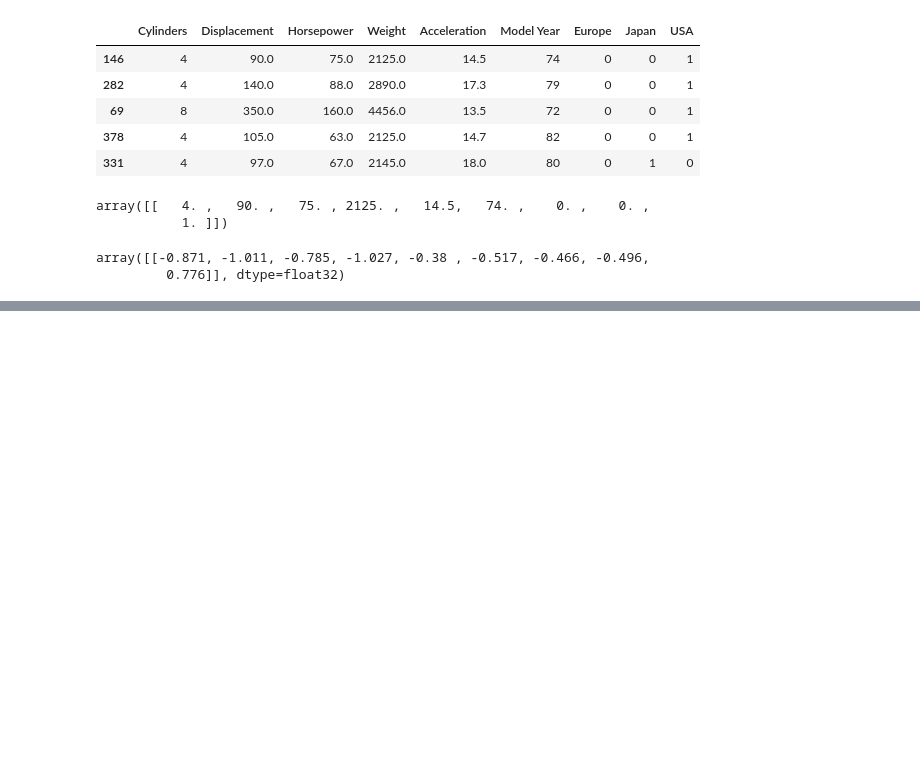
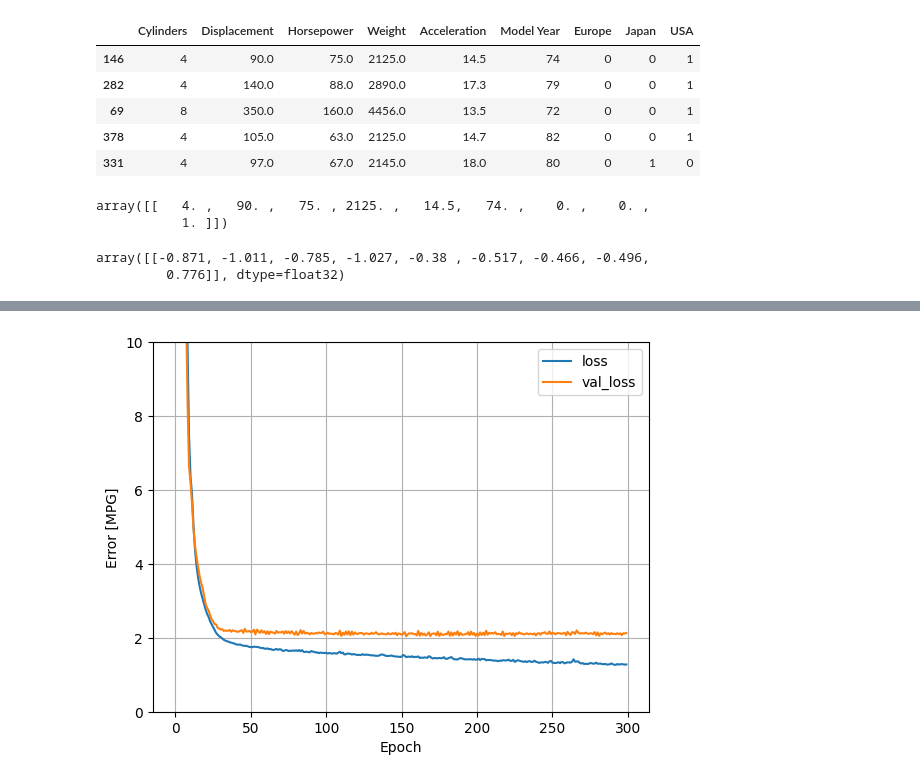
Before and after one commit to M-Strahan/Showcase, a Jupyter notebook: TensorFlow/TensorFlowMultipleRegression/TensorFlowMultipleRegression.ipynb, the cells around one changed output, grey strips where cells are left out. Cells and saved outputs as stored; diff of their text form; code cells hidden in the pictures; blank space fills up the shorter version.

```diff
--- a/TensorFlow/TensorFlowMultipleRegression/TensorFlowMultipleRegression.ipynb
+++ b/TensorFlow/TensorFlowMultipleRegression/TensorFlowMultipleRegression.ipynb
@@ -288 +289,21 @@ _ = plt.plot(lims, lims)
 [figure]
+# %%
+dnn_model = keras.Sequential([
+      normalizer,
+      layers.Dense(64, activation='relu'),
+      layers.Dense(64, activation='relu'),
+      layers.Dense(1)
+  ])
+
+dnn_model.compile(loss='mean_absolute_error',
+                optimizer=tf.keras.optimizers.Adam(0.001))
+# %%
+%%time
+history = dnn_model.fit(
+    train_features,
+    train_labels,
+    epochs=300,
+    # Suppress logging.
+    verbose=0,
+    # Calculate validation results on 20% of the training data.
+    validation_split = 0.2)
@@ -288,0 +312,4 @@ _ = plt.plot(lims, lims)
+# %%
+plot_loss(history)
+# %% [output]
+[figure, added]
```
Also changed, not shown: parts of 12 cells of this notebook, 2 other files.
